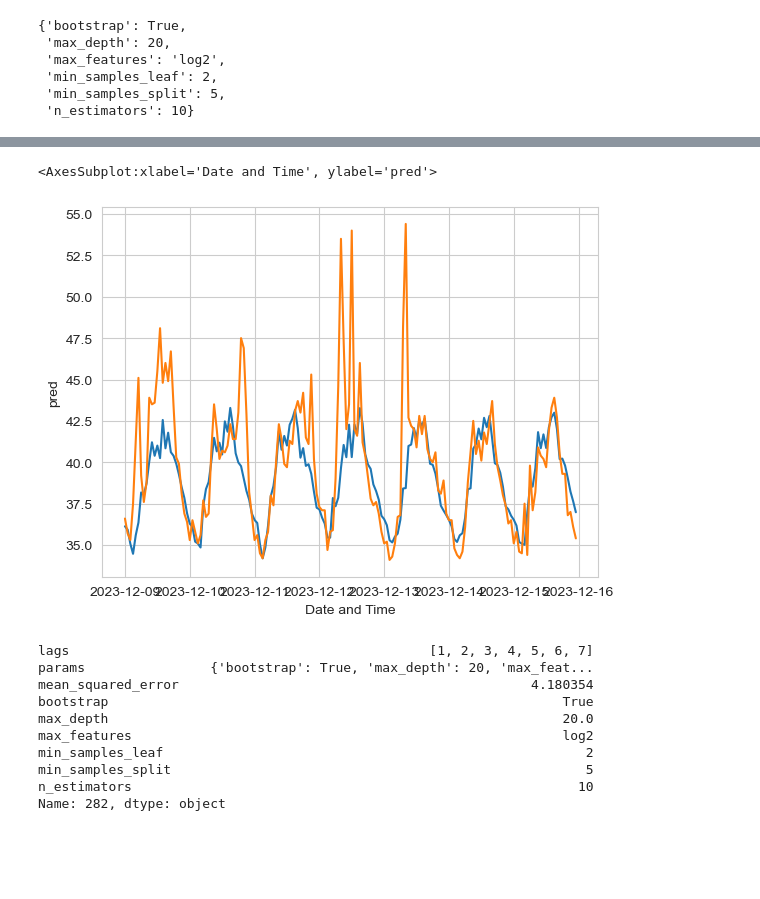
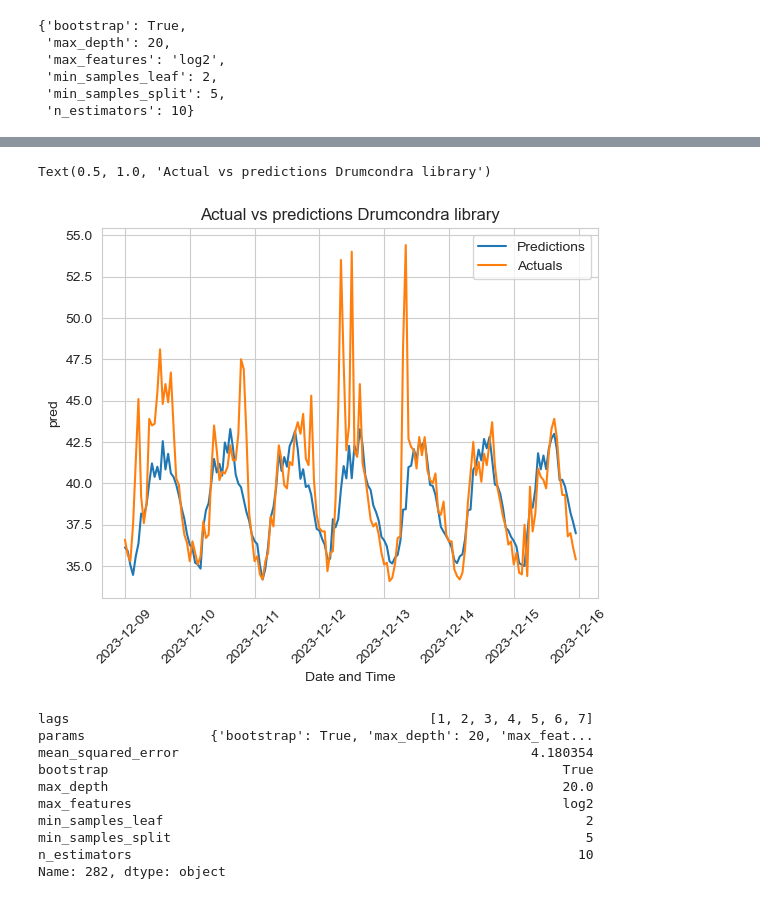
Before and after one commit to alexCCTcollege/Capstone, a Jupyter notebook: Transform.ipynb, the cells around one changed output, grey strips where cells are left out. Cells and saved outputs as stored; diff of their text form; code cells hidden in the pictures; blank space fills up the shorter version.

```diff
--- a/Transform.ipynb
+++ b/Transform.ipynb
@@ -1157,22 +1175,24 @@ Number of models compared: 1944.
 # %%
 forecaster = ForecasterAutoreg(
     regressor=RandomForestRegressor(random_state=123,
                                     bootstrap = False,
                                     max_depth= 20,
                                     max_features= 'log2',
                                     min_samples_leaf= 2,
                                     min_samples_split= 5,
                                     n_estimators= 50),
     lags=7
 )
 forecaster.fit(y=train["LAeq"], exog=train['hour'])
 predictions = forecaster.predict(steps=168, exog=test['hour'])
 
-sns.lineplot(predictions)
-sns.lineplot(test['LAeq'])
+sns.lineplot(predictions, label='Predictions')
+sns.lineplot(test['LAeq'],label='Actuals')
+plt.xticks(rotation=45)
+plt.title('Actual vs predictions Drumcondra library')
 # %% [output]
-<AxesSubplot:xlabel='Date and Time', ylabel='pred'>
+Text(0.5, 1.0, 'Actual vs predictions Drumcondra library')
-[figure, old version]
+[figure, new version]
 # %%
 results_grid.iloc[0]
 # %% [output]
```
Also changed, not shown: parts of 3 cells of this notebook, 6 other files.
